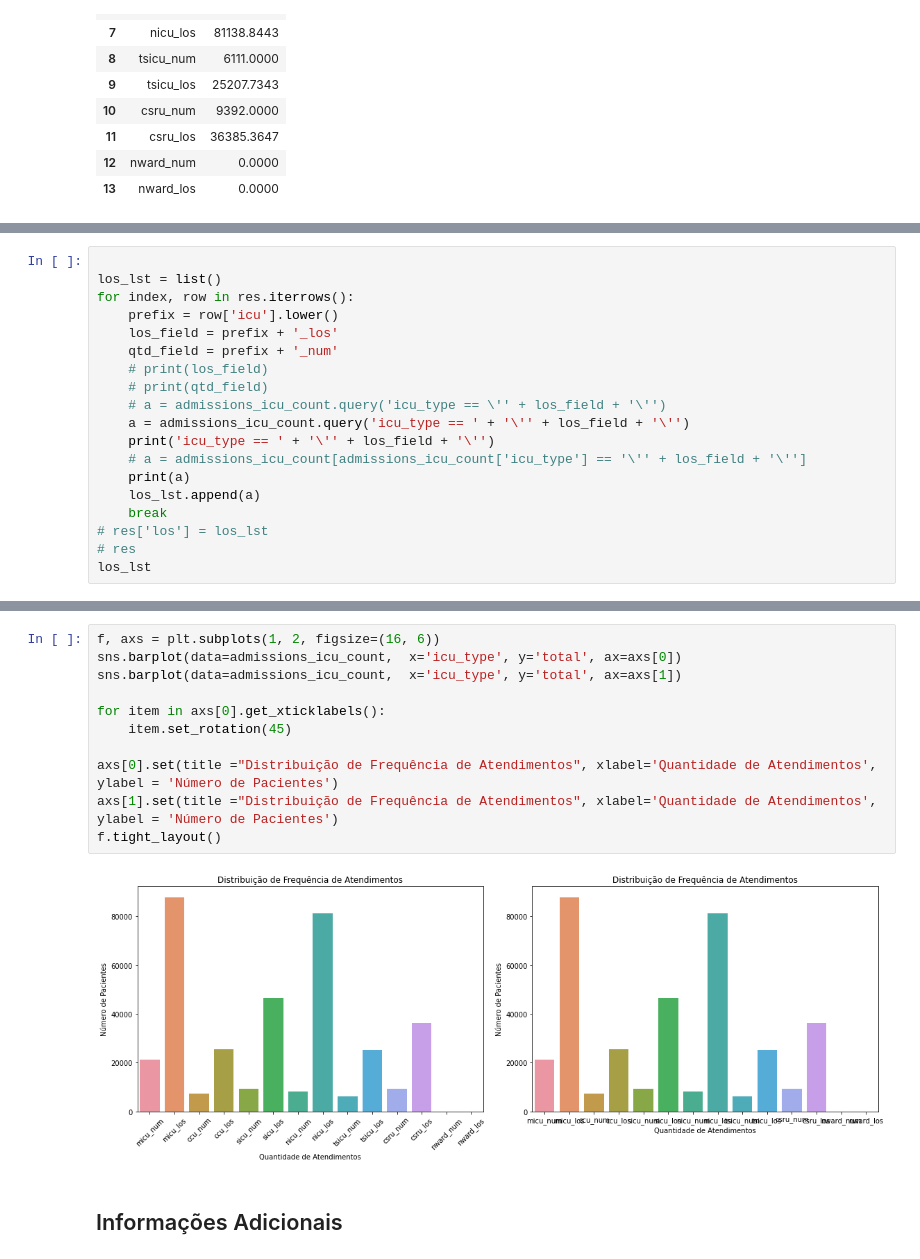
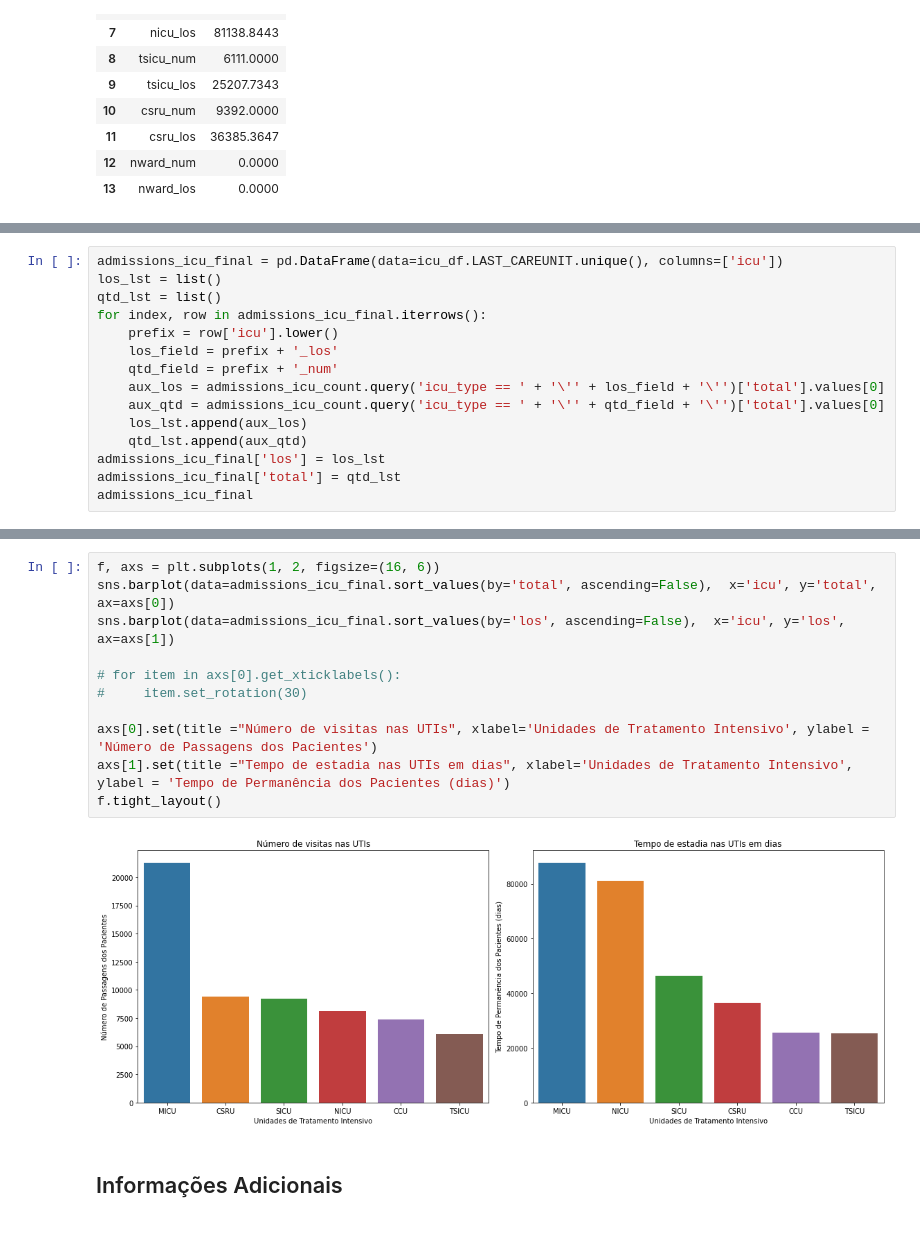
Before and after one commit to camila-cg/mimic-3, a Jupyter notebook: análise-exploratória.ipynb, the cells around one changed output, grey strips where cells are left out. Drawn from its saved outputs; the diff is of its cells as text; blank space fills up the shorter version.

```diff
--- a/análise-exploratória.ipynb
+++ b/análise-exploratória.ipynb
@@ -840,20 +829,16 @@ res
 # %%
-
+admissions_icu_final = pd.DataFrame(data=icu_df.LAST_CAREUNIT.unique(), columns=['icu'])
 los_lst = list()
-for index, row in res.iterrows():
+qtd_lst = list()
+for index, row in admissions_icu_final.iterrows():
     prefix = row['icu'].lower()
     los_field = prefix + '_los'
     qtd_field = prefix + '_num'
-    # print(los_field)
-    # print(qtd_field)
-    # a = admissions_icu_count.query('icu_type == \'' + los_field + '\'')
-    a = admissions_icu_count.query('icu_type == ' + '\'' + los_field + '\'')
-    print('icu_type == ' + '\'' + los_field + '\'')
-    # a = admissions_icu_count[admissions_icu_count['icu_type'] == '\'' + los_field + '\'']
-    print(a)
-    los_lst.append(a)
-    break
-# res['los'] = los_lst
-# res
-los_lst
+    aux_los = admissions_icu_count.query('icu_type == ' + '\'' + los_field + '\'')['total'].values[0]
+    aux_qtd = admissions_icu_count.query('icu_type == ' + '\'' + qtd_field + '\'')['total'].values[0]
+    los_lst.append(aux_los)
+    qtd_lst.append(aux_qtd)
+admissions_icu_final['los'] = los_lst
+admissions_icu_final['total'] = qtd_lst
+admissions_icu_final
 # %% [output]
@@ -882,16 +862,16 @@ icu_num
 # %%
 f, axs = plt.subplots(1, 2, figsize=(16, 6))
-sns.barplot(data=admissions_icu_count,  x='icu_type', y='total', ax=axs[0])
-sns.barplot(data=admissions_icu_count,  x='icu_type', y='total', ax=axs[1])
+sns.barplot(data=admissions_icu_final.sort_values(by='total', ascending=False),  x='icu', y='total', ax=axs[0])
+sns.barplot(data=admissions_icu_final.sort_values(by='los', ascending=False),  x='icu', y='los', ax=axs[1])
 
-for item in axs[0].get_xticklabels():
-    item.set_rotation(45)
+# for item in axs[0].get_xticklabels():
+#     item.set_rotation(30)
 
-axs[0].set(title ="Distribuição de Frequência de Atendimentos", xlabel='Quantidade de Atendimentos', ylabel = 'Número de Pacientes')
-axs[1].set(title ="Distribuição de Frequência de Atendimentos", xlabel='Quantidade de Atendimentos', ylabel = 'Número de Pacientes')
+axs[0].set(title ="Número de visitas nas UTIs", xlabel='Unidades de Tratamento Intensivo', ylabel = 'Número de Passagens dos Pacientes')
+axs[1].set(title ="Tempo de estadia nas UTIs em dias", xlabel='Unidades de Tratamento Intensivo', ylabel = 'Tempo de Permanência dos Pacientes (dias)')
 f.tight_layout()
 # %% [output]
-[figure, old version]
+[figure, new version]
 # %% [markdown]
 ## Informações Adicionais
 # %% [markdown]
```
Also changed, not shown: parts of 4 cells of this notebook.
